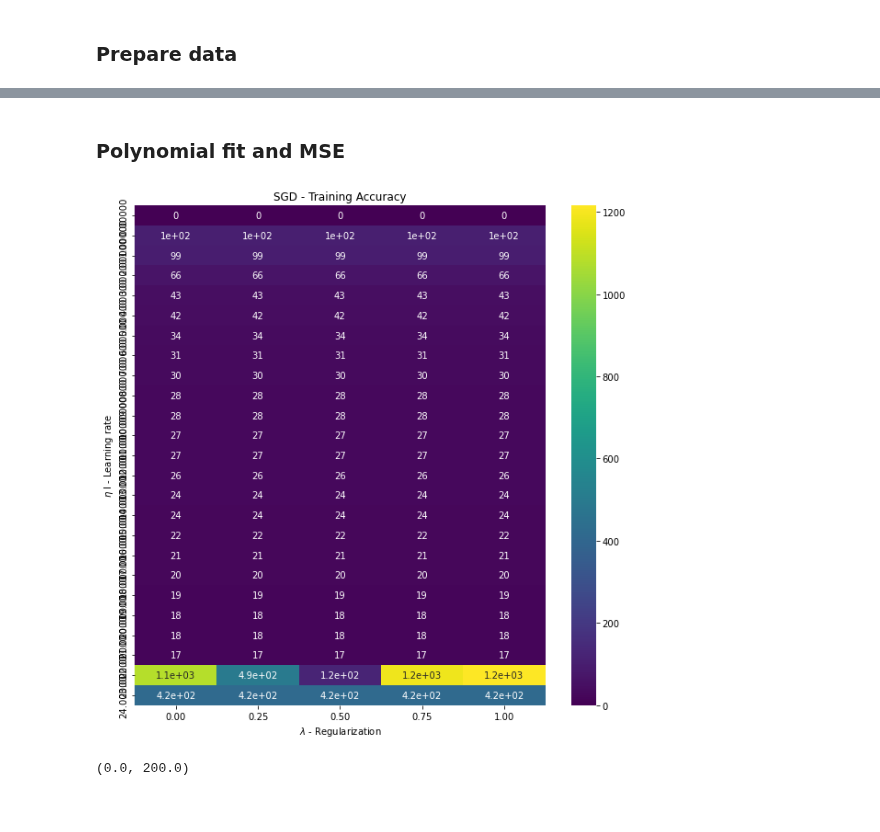
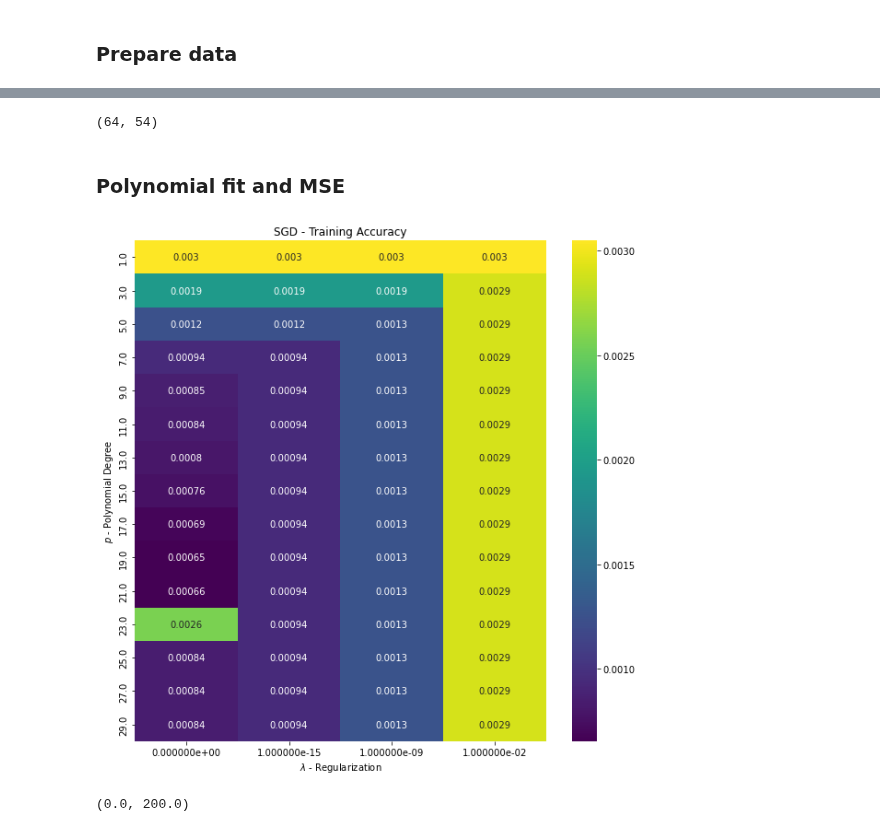
Before and after one commit to eoydvin/FYS-STK4155, a Jupyter notebook: Project_3/Regression_Radar_Image.ipynb, the cells around one changed output, grey strips where cells are left out. Drawn from its saved outputs; the diff is of its cells as text; code cells hidden in the pictures.

```diff
--- a/Project_3/Regression_Radar_Image.ipynb
+++ b/Project_3/Regression_Radar_Image.ipynb
@@ -31,3 +31,7 @@ plt.colorbar()
+# %%
+dBZ_radar.shape
+# %% [output]
+(64, 54)
 # %% [markdown]
 ### Polynomial fit and MSE
 # %%
@@ -37,20 +41,22 @@ from sklearn.pipeline import make_pipeline
 from sklearn.preprocessing import PolynomialFeatures
 from sklearn.metrics import mean_squared_error
 
-poly_max = 25
-regularization = np.linspace(0, 1, 5)
-train_mse = np.zeros((poly_max, len(regularization)))
-test_mse = np.zeros((poly_max, len(regularization)))
+polynomial_degrees = np.arange(1, 30, 2)
+regularization = np.array([0, 10**(-15), 10**(-9), 0.01])
+train_mse = np.zeros((len(polynomial_degrees), len(regularization)))
+test_mse = np.zeros((len(polynomial_degrees), len(regularization)))
 
 z = dBZ_radar
 x = np.arange(z.shape[1])
 y = np.arange(z.shape[0])
 x, y = np.meshgrid(x, y)
 
-# scale data
-x =  x - np.mean(x)
-y =  y - np.mean(y)
-z =  z - np.mean(z)
+# scale data,
+# centering for making ridge regression more meningful
+# dividing by variance so that values gets a lower spread, "lin alg warning from sklearn"
+x = ( x - np.mean(x) ) / np.var(x)
+y = ( y - np.mean(y) ) / np.var(y)
+z = ( z - np.mean(z) ) / np.var(z)
 
 k_folds = 7
 
@@ -58,7 +64,7 @@ xyz_shuffle = np.hstack([x.reshape(-1,1), y.reshape(-1,1), z.reshape(-1,1)])
 np.random.shuffle(xyz_shuffle) # shuffle along axis 0
 xyz_folds = np.array_split(xyz_shuffle, k_folds)
 
-for poly in tqdm.tqdm(range(1, poly_max) ):
+for poly in tqdm.tqdm(range(len(polynomial_degrees))):
     for j in range(len(regularization)):
         MSE_test = []
         MSE_train = []
@@ -81,7 +87,7 @@ for poly in tqdm.tqdm(range(1, poly_max) ):
                 #z_train[:] =  z_train[:] - np.mean(z_train[:])
 
 
-            model_skl = make_pipeline(PolynomialFeatures(degree=poly),
+            model_skl = make_pipeline(PolynomialFeatures(degree=polynomial_degrees[poly]),
                                       Ridge(
                                       alpha=regularization[j],
                                       fit_intercept=False))
@@ -97,16 +103,16 @@ for poly in tqdm.tqdm(range(1, poly_max) ):
 # %%
 import seaborn as sns
 
 fig, ax = plt.subplots(figsize = (10, 10))
 sns.heatmap(test_mse[:, :], annot=True, ax=ax, cmap="viridis")
 ax.set_title("SGD - Training Accuracy")
-ax.set_ylabel("$\eta$ l - Learning rate")
+ax.set_ylabel("$p$ - Polynomial Degree")
 ax.set_xlabel("$\lambda$ - Regularization")
-ax.set_xticklabels(["{0:0.2f}".format(i) for i in regularization] )
-ax.set_yticklabels(["{0:0.5f}".format(i) for i in range(poly_max) ] )
+ax.set_xticklabels(["{:e}".format(i) for i in regularization] )
+ax.set_yticklabels(["{0:0.1f}".format(i) for i in polynomial_degrees])
 plt.show()
 # %% [output]
-[figure, old version]
+[figure, new version]
 # %%
 plt.plot(test_mse[1:, 0])
 plt.plot(train_mse[1:, 0])
```
Also changed, not shown: parts of 4 cells of this notebook, 5 other files.
